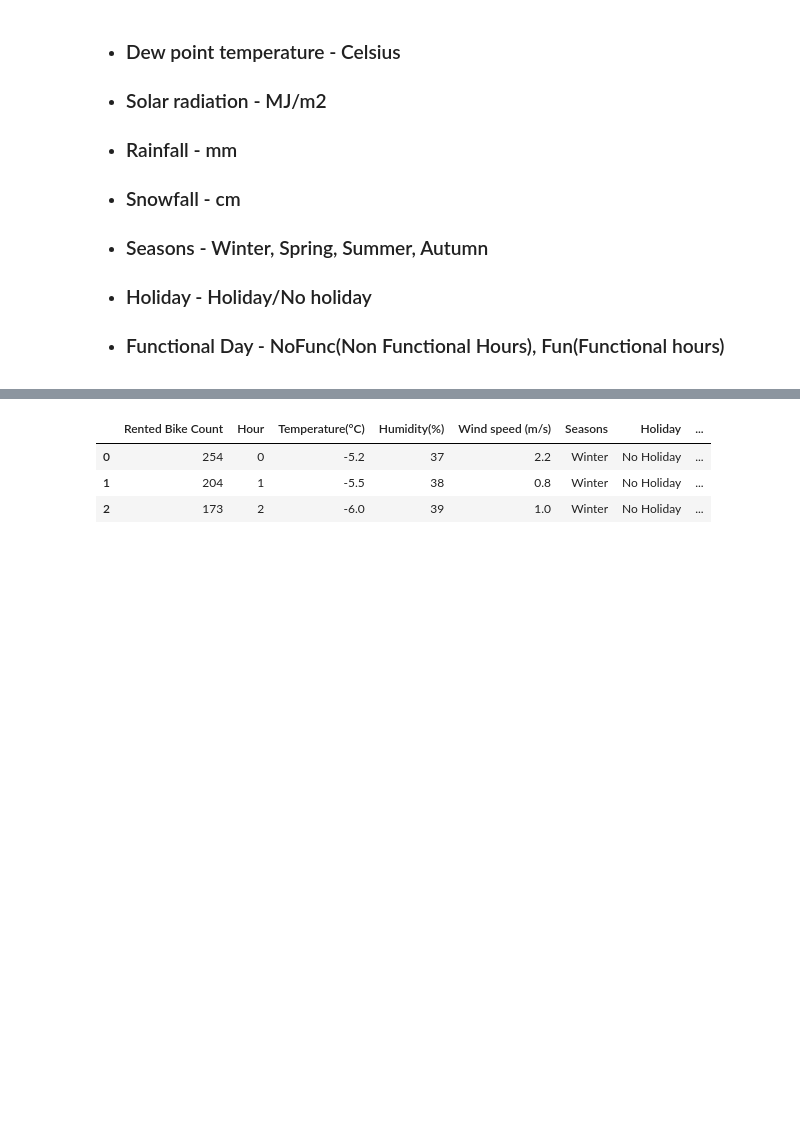
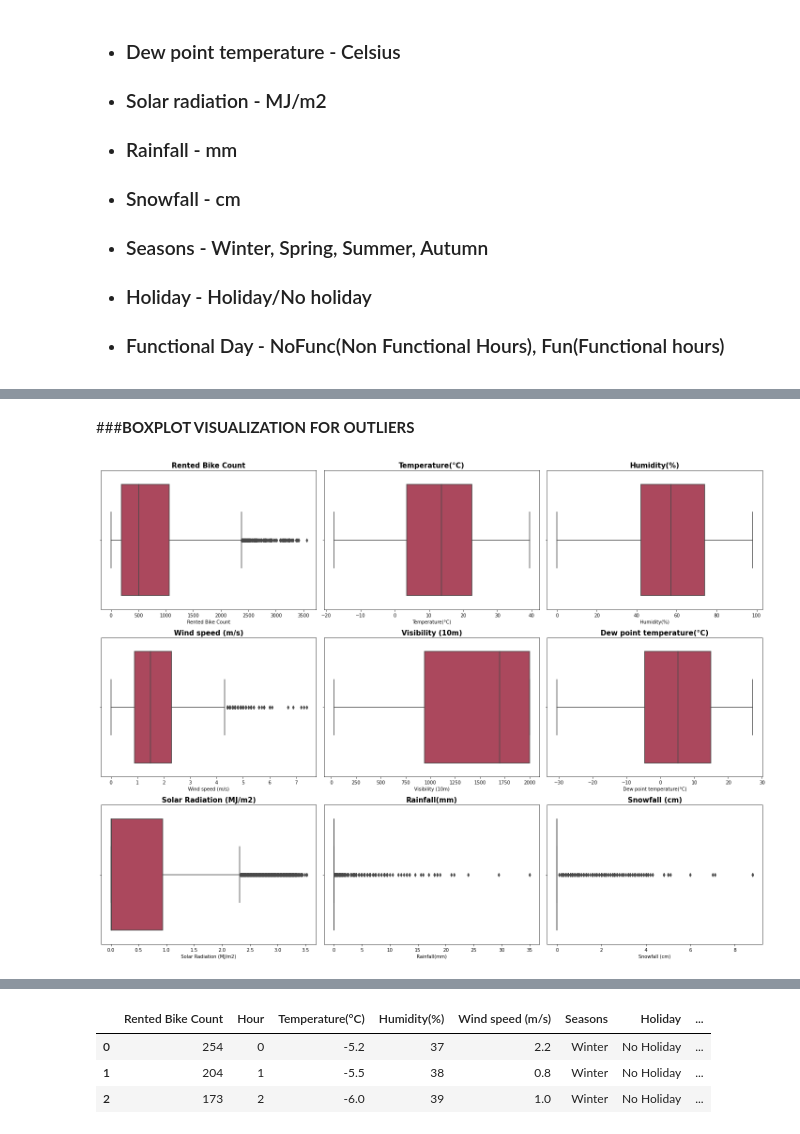
Before and after one commit to DSJibran/Seoul-Bike-Sharing-Demand-Prediction, a Jupyter notebook: Seoul_Bike_Sharing_Demand_Prediction.ipynb, the cells around one changed output, grey strips where cells are left out. Drawn from its saved outputs; the diff is of its cells as text; code cells hidden in the pictures; blank space fills up the shorter version.

```diff
--- a/Seoul_Bike_Sharing_Demand_Prediction.ipynb
+++ b/Seoul_Bike_Sharing_Demand_Prediction.ipynb
@@ -43,0 +298,16 @@ df.shape
+# %% [markdown]
+###**BOXPLOT VISUALIZATION FOR OUTLIERS**
+# %%
+# Checking Outliers of all Numeric Features with Seaborn Boxplot -
+
+n = 1
+plt.figure(figsize=(20,15))
+
+for i in numeric_features.columns:
+  plt.subplot(3,3,n)
+  n=n+1
+  sns.boxplot(df[i], palette = 'inferno')
+  plt.title(i,  fontdict = {'fontsize': 15}, weight= 'bold')
+  plt.tight_layout()
+# %% [output]
+[figure, added]
```
Also changed, not shown: parts of 145 cells of this notebook.
